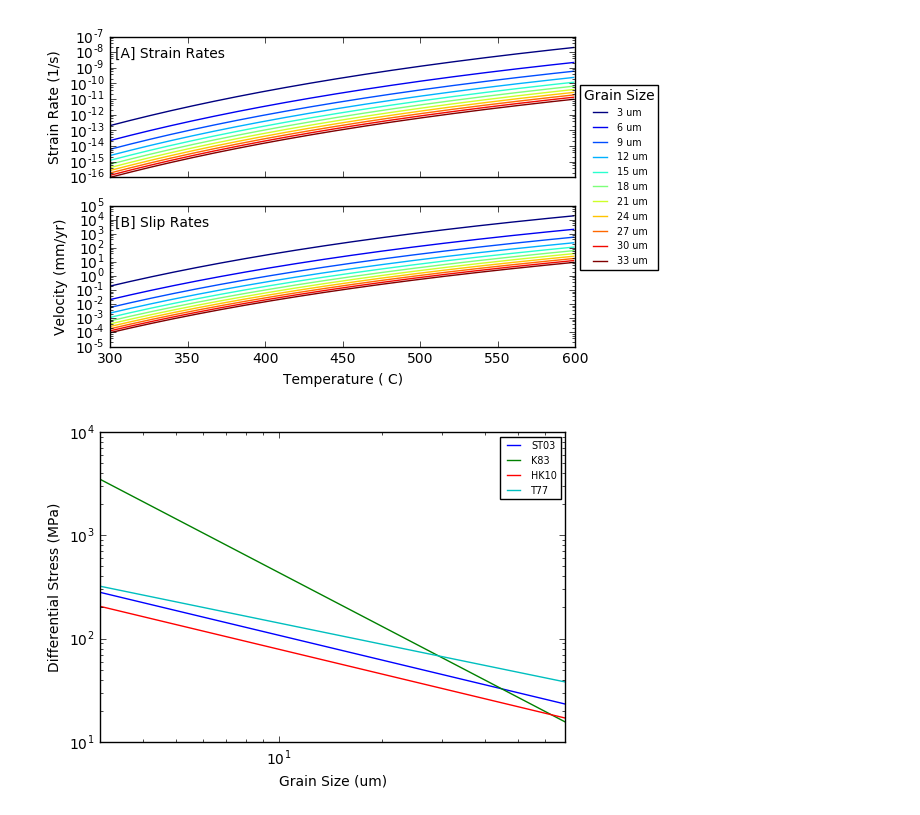
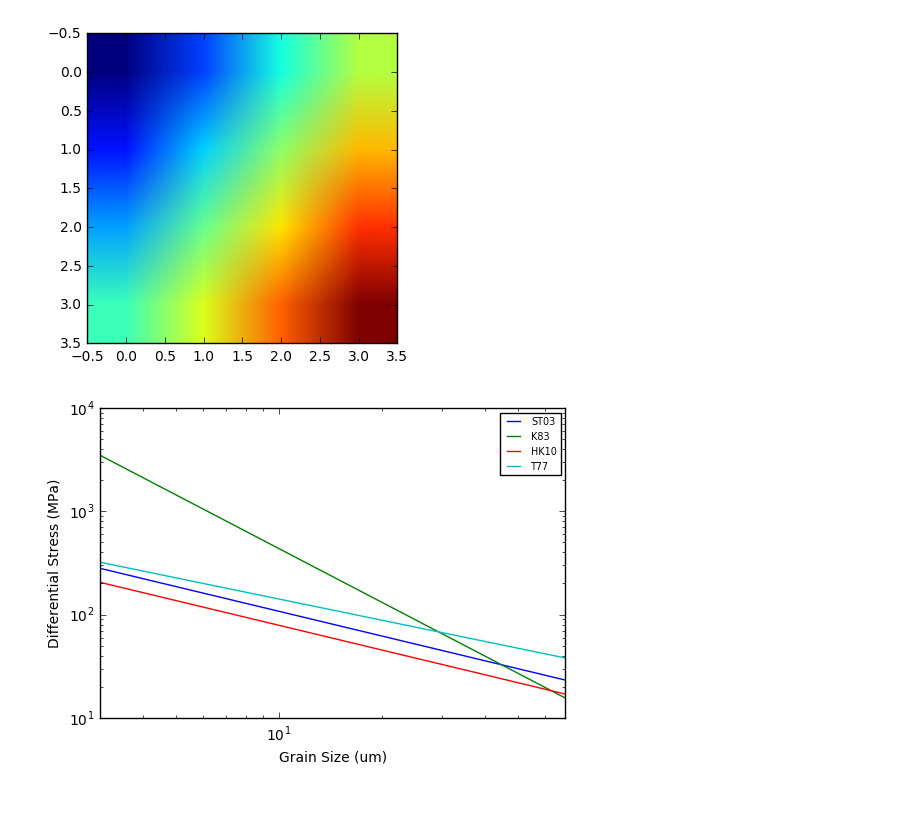
Before and after one commit to usgs/gmeg-shearzone-flowstress, a Jupyter notebook: Compile_code.ipynb, the cells around one changed output. Saved outputs shown, nothing was run; the diff lists cells and outputs as text; code cells hidden in the pictures.

Commit message:
tests and working with grids

```diff
--- a/Compile_code.ipynb
+++ b/Compile_code.ipynb
@@ -27,4 +0,0 @@ temperature_C = K2C(f.temperature)
-# %%
-plot_strain_slip_rates(f.temperature, strain_rate, slip_rate, grain_size)
-# %% [output]
-[figure, removed]
@@ -31,3 +8,27 @@ plot_strain_slip_rates(f.temperature, strain_rate, slip_rate, grain_size)
+# %%
+#Learning MeshGrid
+
+
+# tt, pp = np.meshgrid(np.linspace(300, 400, 25), np.linspace(100, 600, 25))
+# tt_K = C2K(np.array(tt))
+# pp_P = np.array(pp)*1.0E6
+# tt.shape
+
+
+tt, pp = np.meshgrid(np.linspace(300, 306, 3), np.linspace(400, 406, 3))
+#print tt
+
+a = np.linspace(300, 306, 4)
+b = np.linspace(400, 406, 4)
+aa, bb = np.meshgrid(a, b)
+# print(aa)
+# print(bb)
+
+cc = aa*bb
+plt.imshow(cc)
+plt.show()
+# %% [output]
+[figure, added]
 # %%
 from matplotlib.backends.backend_pdf import PdfPages
 from flow_stress.flow_stress import export_pdf
```
Also changed, not shown: parts of 5 cells of this notebook, 3 other files.
